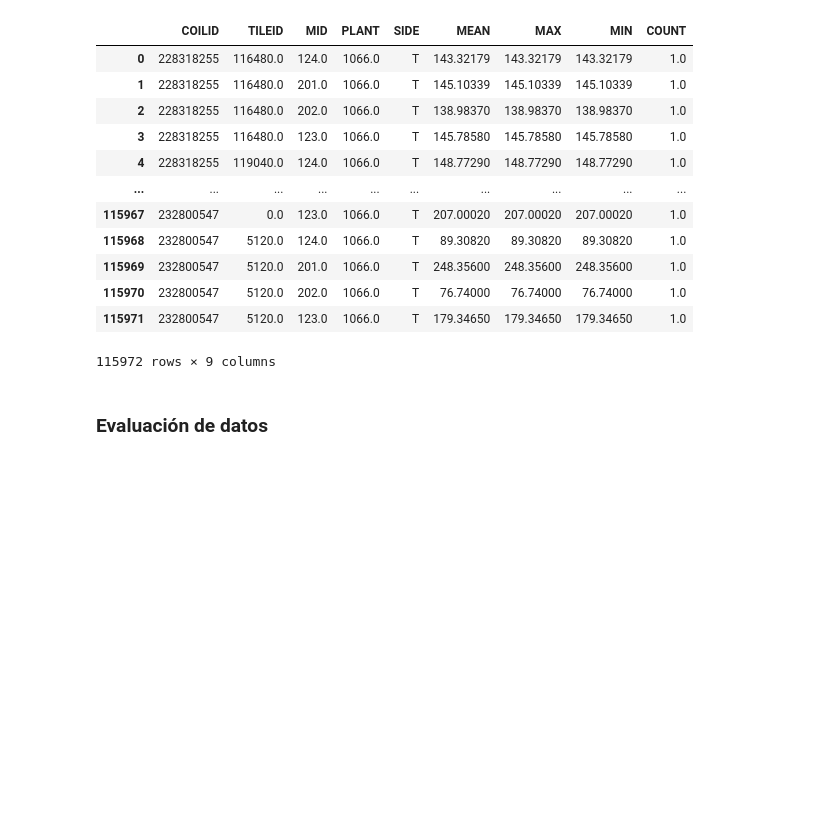
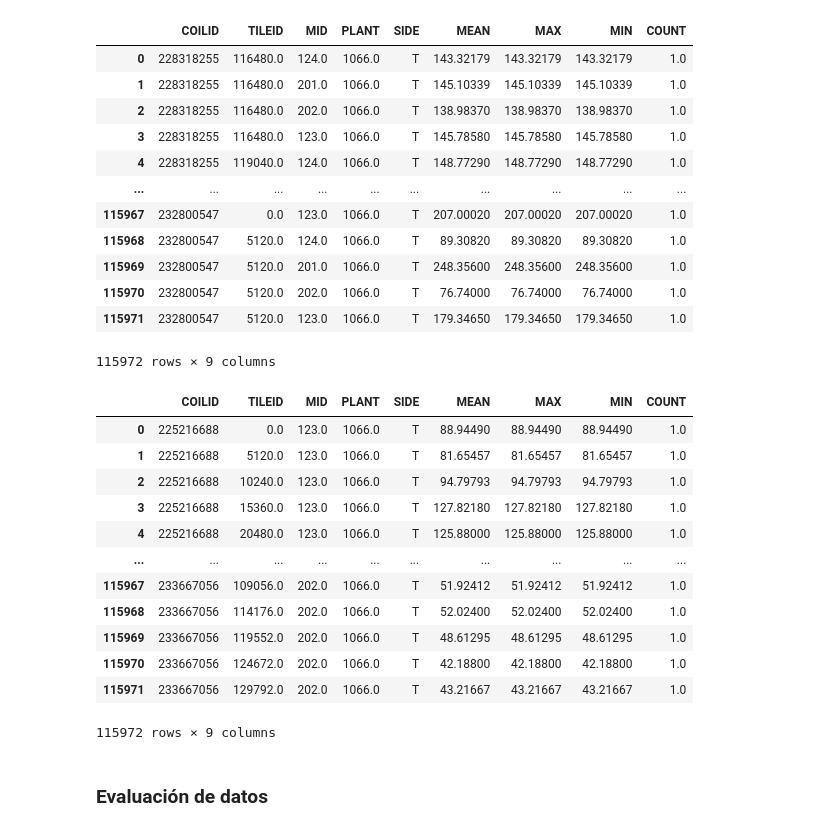
Before and after one commit to ifh1001/TFM, a Jupyter notebook: src/CargaDatos.ipynb, the cells around one changed output. Drawn from its saved outputs; the diff is of its cells as text; code cells hidden in the pictures; blank space fills up the shorter version.

```diff
--- a/src/CargaDatos.ipynb
+++ b/src/CargaDatos.ipynb
@@ -119,5 +119,20 @@ unoD
 115972 rows × 9 columns
 # %%
 # Ordenamos el DF a través de la 1D de la bobina y de las diferentes tejas que tiene
-unoD = unoD.sort_values(['COILID', 'TILEID']).reset_index(drop=True)
+unoD = unoD.sort_values(['COILID', 'MID', 'TILEID']).reset_index(drop=True)
+unoD
+# %% [output]
+|  | COILID | TILEID | MID | PLANT | SIDE | MEAN | MAX | MIN | COUNT |
+| 0 | 225216688 | 0.0 | 123.0 | 1066.0 | T | 88.94490 | 88.94490 | 88.94490 | 1.0 |
+| 1 | 225216688 | 5120.0 | 123.0 | 1066.0 | T | 81.65457 | 81.65457 | 81.65457 | 1.0 |
+| 2 | 225216688 | 10240.0 | 123.0 | 1066.0 | T | 94.79793 | 94.79793 | 94.79793 | 1.0 |
+| 3 | 225216688 | 15360.0 | 123.0 | 1066.0 | T | 127.82180 | 127.82180 | 127.82180 | 1.0 |
+| 4 | 225216688 | 20480.0 | 123.0 | 1066.0 | T | 125.88000 | 125.88000 | 125.88000 | 1.0 |
+| ... | ... | ... | ... | ... | ... | ... | ... | ... | ... |
+| 115967 | 233667056 | 109056.0 | 202.0 | 1066.0 | T | 51.92412 | 51.92412 | 51.92412 | 1.0 |
+| 115968 | 233667056 | 114176.0 | 202.0 | 1066.0 | T | 52.02400 | 52.02400 | 52.02400 | 1.0 |
+| 115969 | 233667056 | 119552.0 | 202.0 | 1066.0 | T | 48.61295 | 48.61295 | 48.61295 | 1.0 |
+| 115970 | 233667056 | 124672.0 | 202.0 | 1066.0 | T | 42.18800 | 42.18800 | 42.18800 | 1.0 |
+| 115971 | 233667056 | 129792.0 | 202.0 | 1066.0 | T | 43.21667 | 43.21667 | 43.21667 | 1.0 |
+115972 rows × 9 columns
 # %%
```
Also changed, not shown: parts of 7 cells of this notebook.
